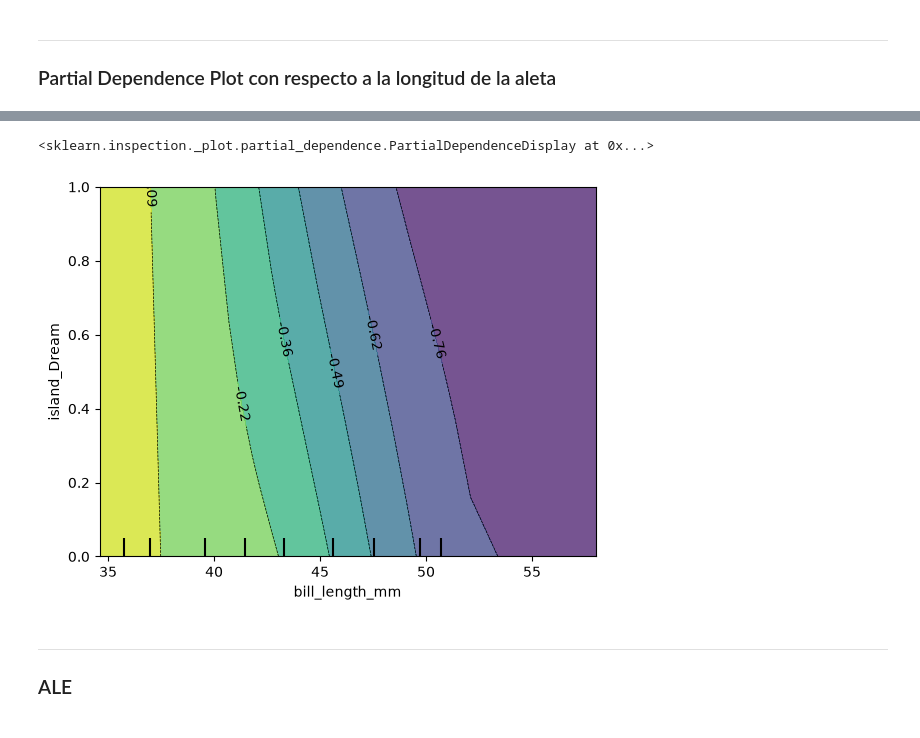
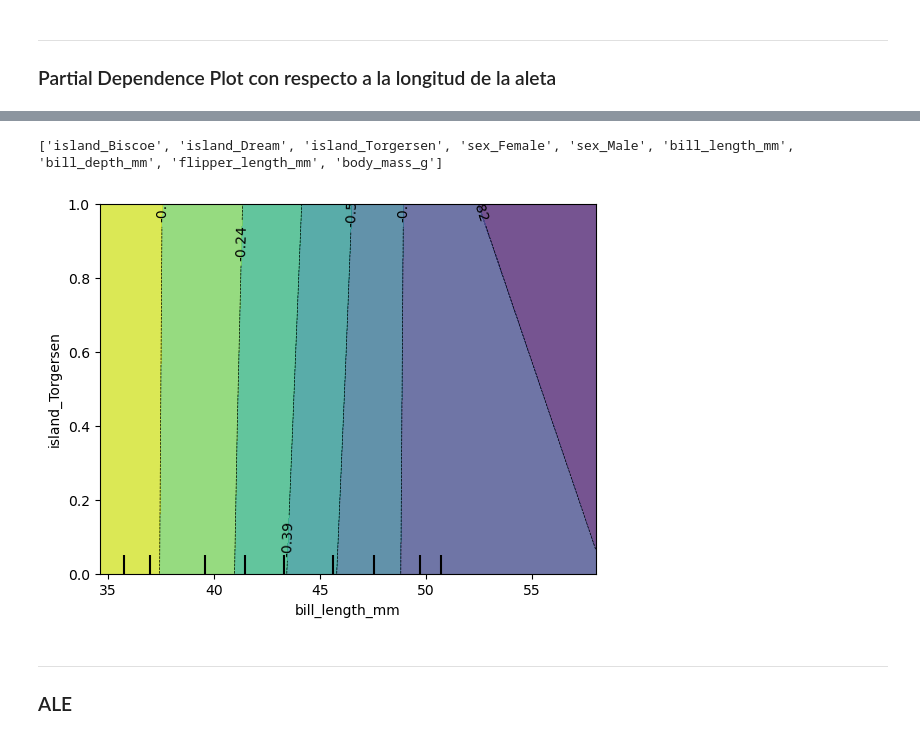
Before and after one commit to FIUBA-Posgrado-Inteligencia-Artificial/CEIA_Analisis_de_datos_II, a Jupyter notebook: notebooks/clase_01_c_XAI_global_clasificacion_multiclase.ipynb, the cells around one changed output, grey strips where cells are left out. Cells and saved outputs as stored; diff of their text form; code cells hidden in the pictures.

```diff
--- a/notebooks/clase_01_c_XAI_global_clasificacion_multiclase.ipynb
+++ b/notebooks/clase_01_c_XAI_global_clasificacion_multiclase.ipynb
@@ -212,16 +221,23 @@ PartialDependenceDisplay.from_estimator(
+# %%
+# Para tener a mano:
+# feature_names_clean tiene todos los nombres de las features, en caso que querramos analizar otra combinación.
+
+print(feature_names_clean)
+# %% [output]
+['island_Biscoe', 'island_Dream', 'island_Torgersen', 'sex_Female', 'sex_Male', 'bill_length_mm', 'bill_depth_mm', 'flipper_length_mm', 'body_mass_g']
 # %%
-features = [("bill_length_mm", "island_Dream")]
+features = [("bill_length_mm", "island_Torgersen")]
 
 PartialDependenceDisplay.from_estimator(
     model,
     X_test_trans,
     features=features,
     feature_names=feature_names_clean,
     target='Adelie',
     centered=True)
+plt.show()
 # %% [output]
-<sklearn.inspection._plot.partial_dependence.PartialDependenceDisplay at 0x...>
-[figure, old version]
+[figure, new version]
 # %% [markdown]
 ---
 ### ALE
```
Also changed, not shown: parts of 19 cells of this notebook, 3 other files.
